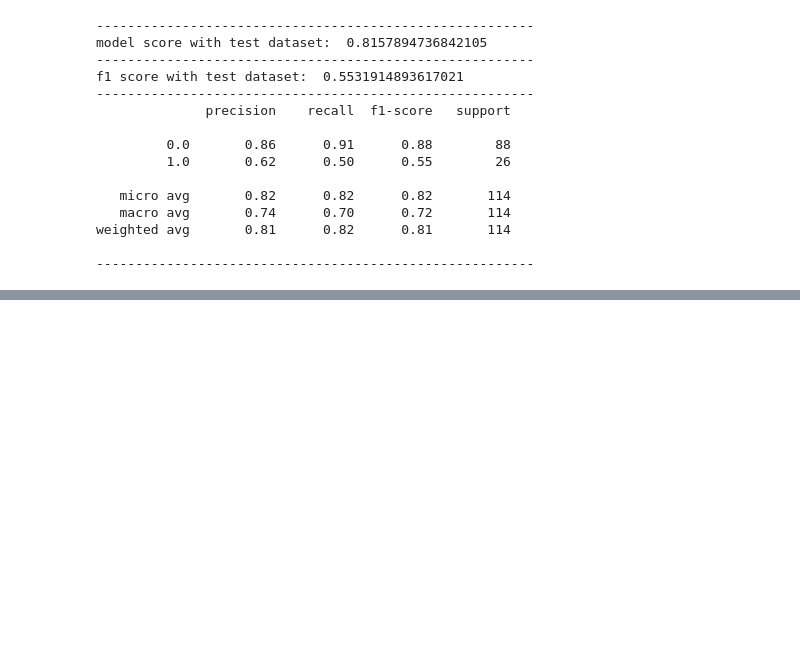
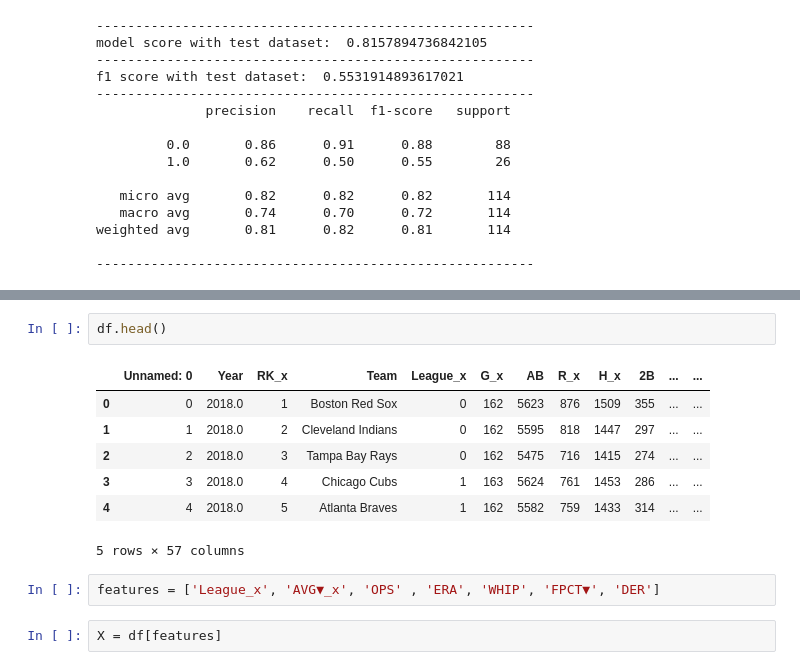
Before and after one commit to Teosoft7/predict_mlb, a Jupyter notebook: predict_MLB.ipynb, the cells around one changed output, grey strips where cells are left out. Cells and saved outputs as stored; diff of their text form; blank space fills up the shorter version.

```diff
--- a/predict_MLB.ipynb
+++ b/predict_MLB.ipynb
@@ -770,0 +831,14 @@ weighted avg       0.81      0.82      0.81       114
+# %%
+df.head()
+# %% [output]
+|  | Unnamed: 0 | Year | RK_x | Team | League_x | G_x | AB | R_x | H_x | 2B | ... | ... |
+| 0 | 0 | 2018.0 | 1 | Boston Red Sox | 0 | 162 | 5623 | 876 | 1509 | 355 | ... | ... |
+| 1 | 1 | 2018.0 | 2 | Cleveland Indians | 0 | 162 | 5595 | 818 | 1447 | 297 | ... | ... |
+| 2 | 2 | 2018.0 | 3 | Tampa Bay Rays | 0 | 162 | 5475 | 716 | 1415 | 274 | ... | ... |
+| 3 | 3 | 2018.0 | 4 | Chicago Cubs | 1 | 163 | 5624 | 761 | 1453 | 286 | ... | ... |
+| 4 | 4 | 2018.0 | 5 | Atlanta Braves | 1 | 162 | 5582 | 759 | 1433 | 314 | ... | ... |
+5 rows × 57 columns
+# %%
+features = ['League_x', 'AVG▼_x', 'OPS' , 'ERA', 'WHIP', 'FPCT▼', 'DER']
+# %%
+X = df[features]
```
Also changed, not shown: parts of 20 cells of this notebook, 1 other file.
